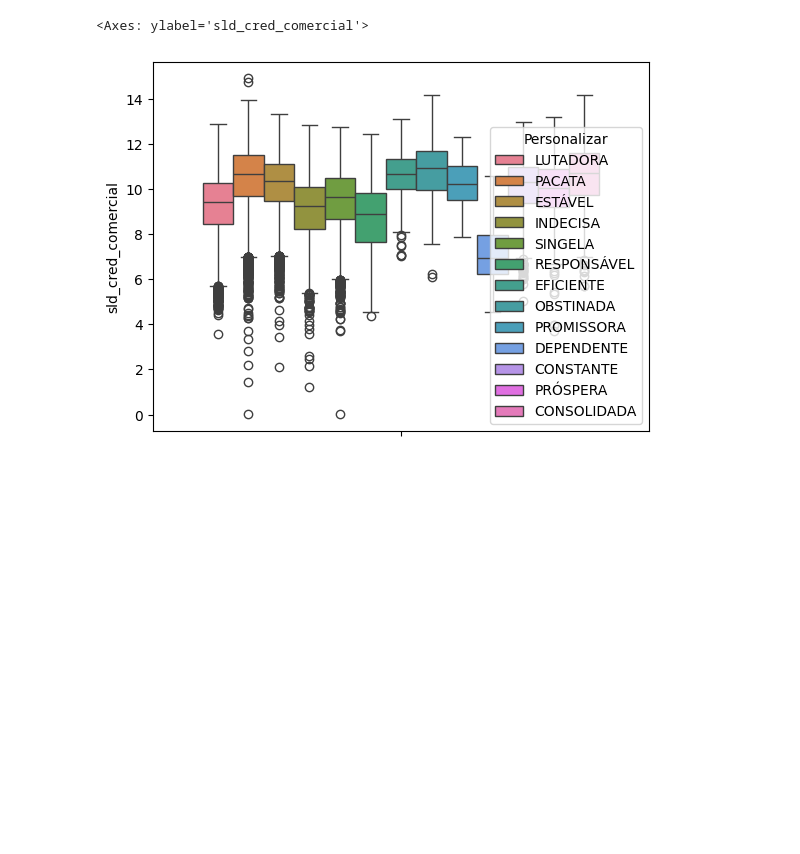
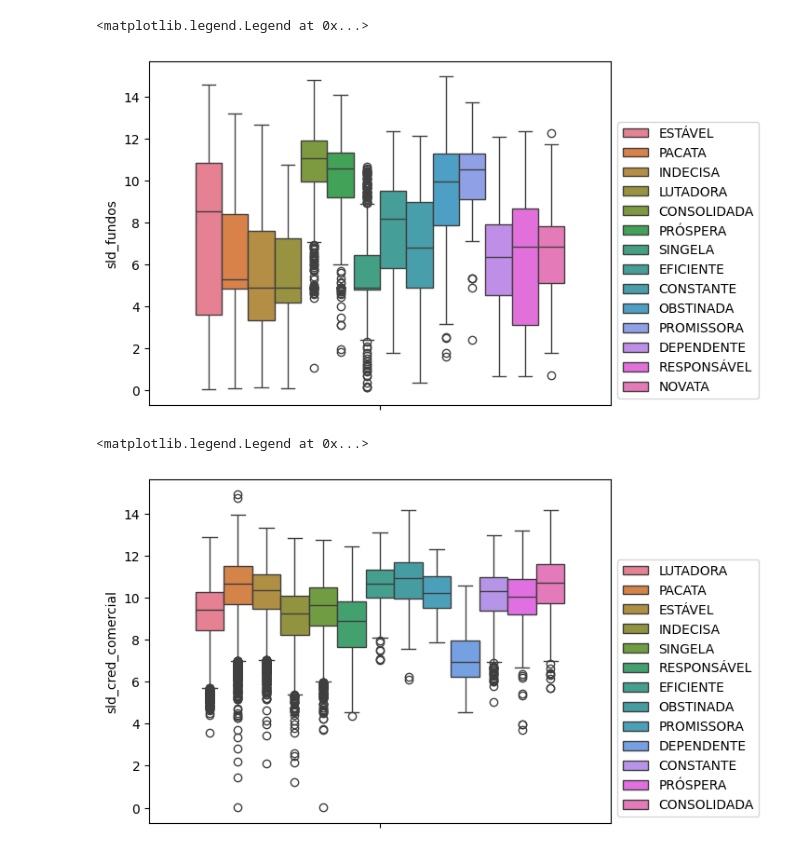
Before and after one commit to cowvin0/seg, a Jupyter notebook: analisa_saldo_personas.ipynb, the cells around one changed output. Cells and saved outputs as stored; diff of their text form; code cells hidden in the pictures; blank space fills up the shorter version.

```diff
--- a/analisa_saldo_personas.ipynb
+++ b/analisa_saldo_personas.ipynb
@@ -48,3 +125,15 @@ sns.scatterplot(
+# %%
+sns.boxplot(
+    data=df\
+        .assign(sld_fundos=lambda x: np.log1p(x.sld_fundos))\
+        .query('sld_fundos != 0'),
+    y='sld_fundos',
+    hue='Personalizar'
+)
+plt.legend(loc='lower left', bbox_to_anchor=(1, 0))
+# %% [output]
+<matplotlib.legend.Legend at 0x...>
+[figure, added]
 # %%
 sns.boxplot(
     data=df\
@@ -53,9 +142,10 @@ sns.boxplot(
     y='sld_cred_comercial',
     hue='Personalizar'
 )
+plt.legend(loc='lower left', bbox_to_anchor=(1, 0))
 # %% [output]
-<Axes: ylabel='sld_cred_comercial'>
+<matplotlib.legend.Legend at 0x...>
-[figure, old version]
+[figure, new version]
 # %%
 sns.boxplot(
     data=df\
```
Also changed, not shown: parts of 33 cells of this notebook, 2 other files.
